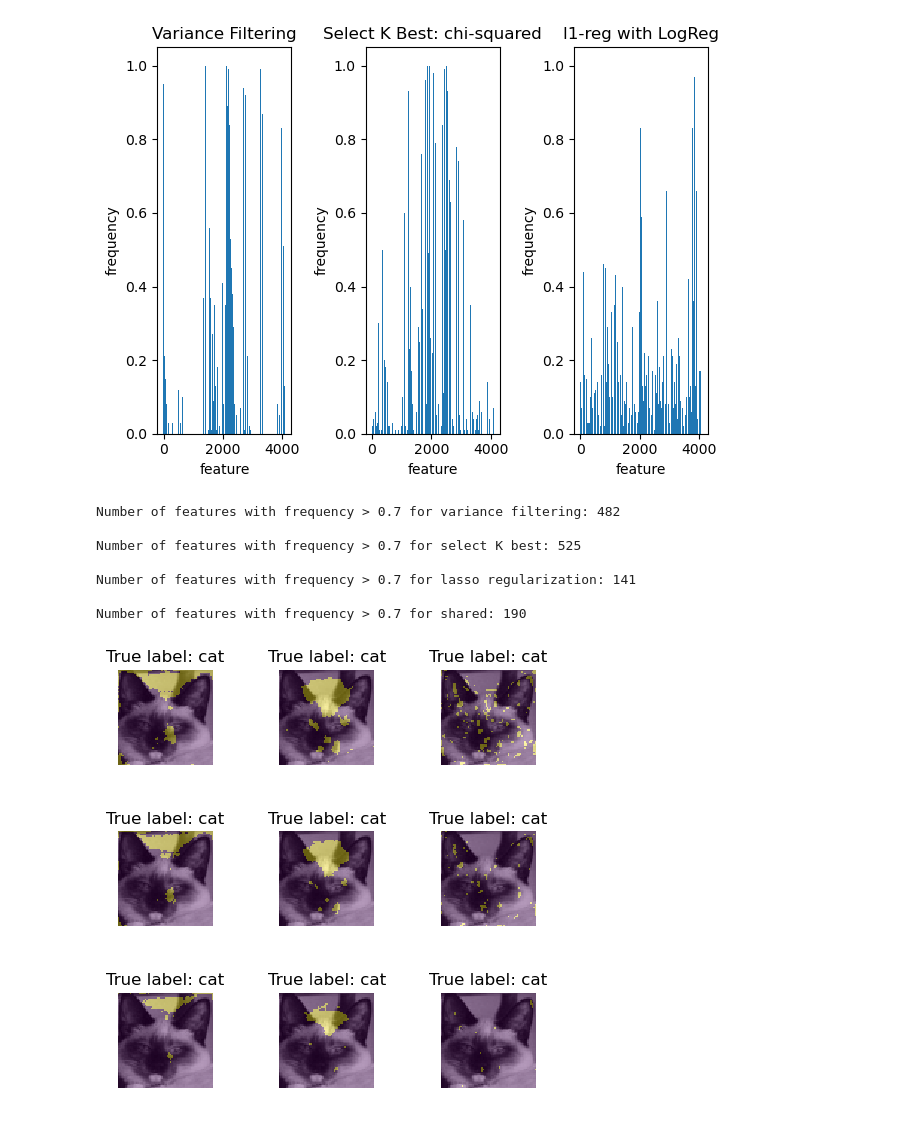
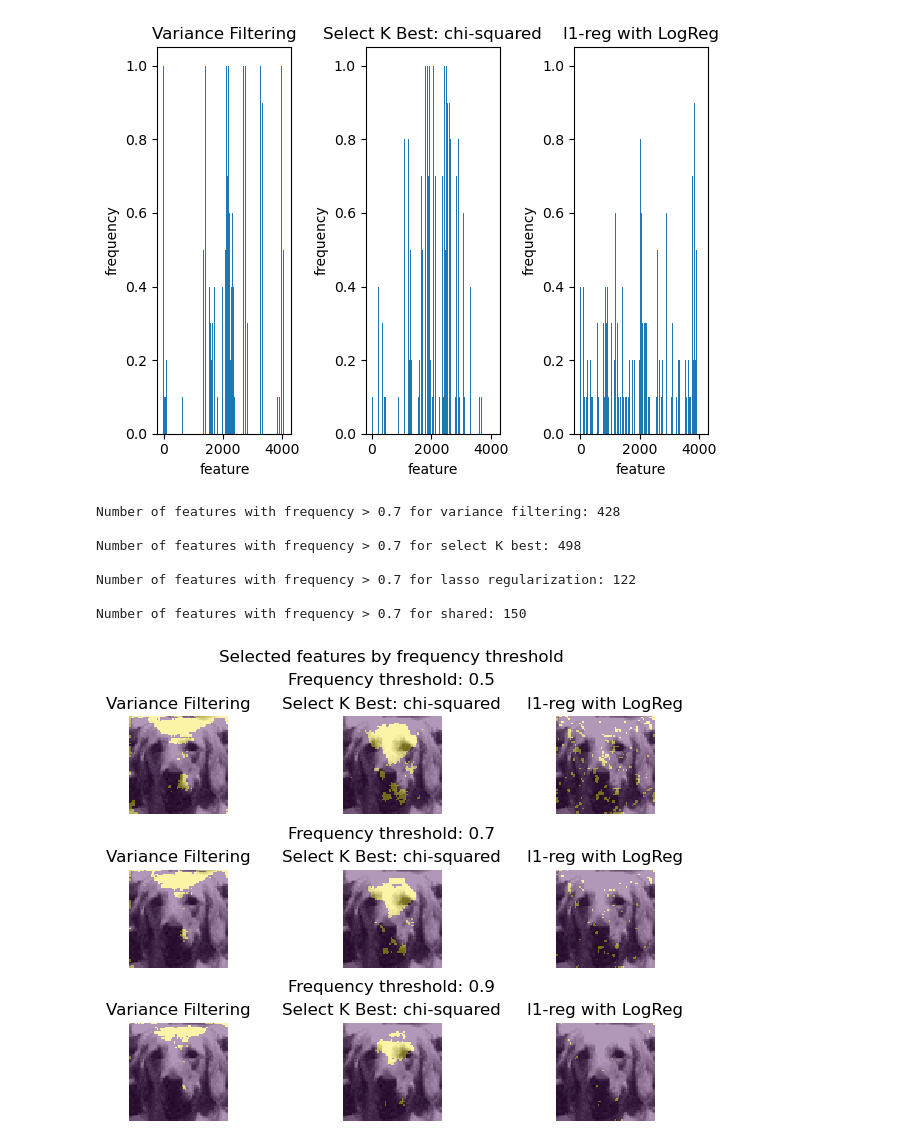
Before and after one commit to carljvh/mve441-exam, a Jupyter notebook: question-1/q1b.ipynb, the cells around one changed output. Drawn from its saved outputs; the diff is of its cells as text; code cells hidden in the pictures.

```diff
--- a/question-1/q1b.ipynb
+++ b/question-1/q1b.ipynb
@@ -153,35 +182,35 @@ def top_feat_to_img_format(df: pd.DataFrame, index: int, threshold: int) -> np.n
     feat[feat <= threshold] = 0
     return feat
 # %%
-freq_df = bootstrap_selection_methods(features, labels, iter=100)
+freq_df = bootstrap_selection_methods(features, labels, iter=10)
 titles = ['Variance Filtering', 'Select K Best: chi-squared', 'l1-reg with LogReg']
 plot_feature_frequencies(freq_df, titles)
 
 threshold = 0.7
 methods_top_features = get_methods_top_features(freq_df, threshold)
 top_filter = methods_top_features[0]
 top_select = methods_top_features[1]
 top_sparse = methods_top_features[2]
 
 top_shared = top_filter.intersection(top_select).union(top_filter.intersection(top_sparse)).union(top_select.intersection(top_sparse))
 
 top_feat = {"variance filtering": top_filter, "select K best": top_select, "lasso regularization": top_sparse, "shared": top_shared}
 for type, feat in top_feat.items():
     print("Number of features with frequency > %s for %s: %d \n" %(threshold, type, len(feat)))
 
 thresholds = [0.5, 0.7, 0.9]
-plot_top_features(features, labels, freq_df, thresholds)
+plot_top_features(features, labels, freq_df, titles, thresholds)
 
 # Variance filtering, features at the edges vary since background color varies
 # Select K Best: Sum of normally distributed variables -> chi-squared good? Detects most important features in middle, makes sense
 # l1 regularization: How is sparsity viewed in this data?
 # %% [output]
-[figure, old version]
+[figure, new version]
-Number of features with frequency > 0.7 for variance filtering: 482
+Number of features with frequency > 0.7 for variance filtering: 428
 
-Number of features with frequency > 0.7 for select K best: 525
+Number of features with frequency > 0.7 for select K best: 498
 
-Number of features with frequency > 0.7 for lasso regularization: 141
+Number of features with frequency > 0.7 for lasso regularization: 122
 
-Number of features with frequency > 0.7 for shared: 190
+Number of features with frequency > 0.7 for shared: 150
-[figure, old version]
+[figure, new version]
```
Also changed, not shown: parts of 3 cells of this notebook, 11 other files.
